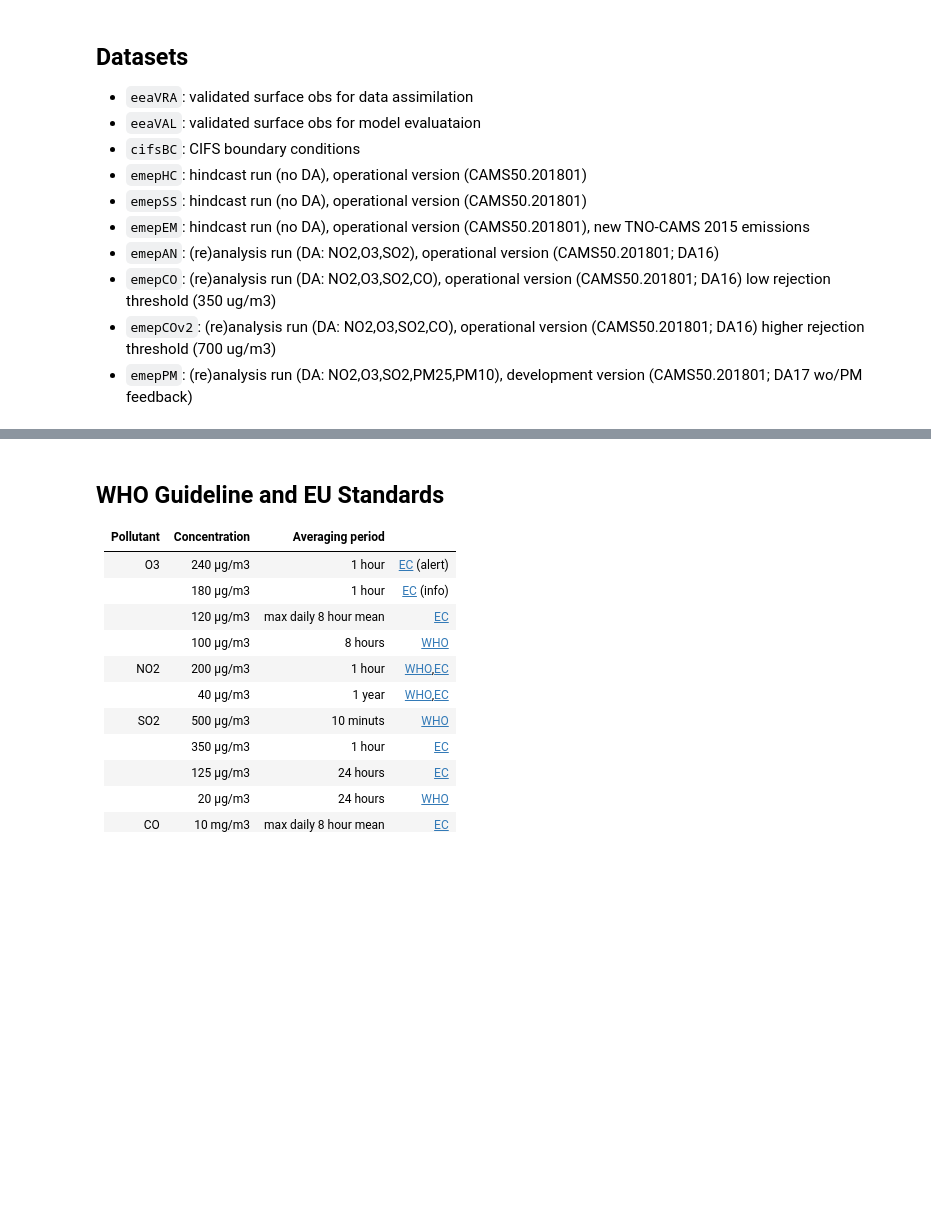
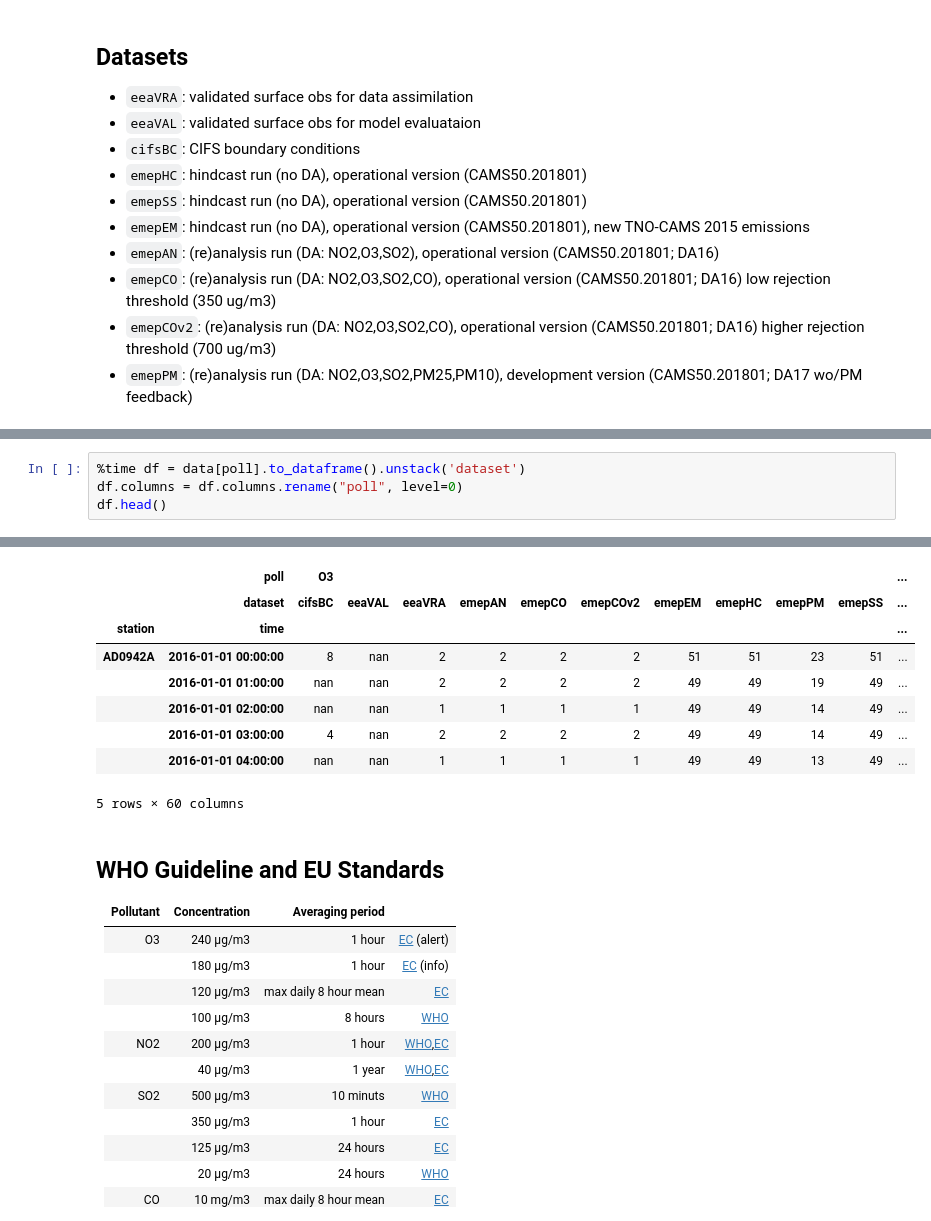
Before and after one commit to avaldebe/pynb, a Jupyter notebook: CAMS50/vra2016/exceedances.ipynb, the cells around one changed output, grey strips where cells are left out. Saved outputs shown, nothing was run; the diff lists cells and outputs as text; blank space fills up the shorter version.

```diff
--- a/CAMS50/vra2016/exceedances.ipynb
+++ b/CAMS50/vra2016/exceedances.ipynb
@@ -58,0 +92,5 @@ Wall time: 2min 43s
+# %%
+%time df = data[poll].to_dataframe().unstack('dataset')
+df.columns = df.columns.rename("poll", level=0)
+df.head()
+# %% [output]
@@ -59,3 +99,12 @@ Wall time: 2min 43s
+|  | poll | O3 |  |  |  |  |  |  |  |  |  | ... |
+|  | dataset | cifsBC | eeaVAL | eeaVRA | emepAN | emepCO | emepCOv2 | emepEM | emepHC | emepPM | emepSS | ... |
+| station | time |  |  |  |  |  |  |  |  |  |  | ... |
+| AD0942A | 2016-01-01 00:00:00 | 8 | nan | 2 | 2 | 2 | 2 | 51 | 51 | 23 | 51 | ... |
+|  | 2016-01-01 01:00:00 | nan | nan | 2 | 2 | 2 | 2 | 49 | 49 | 19 | 49 | ... |
+|  | 2016-01-01 02:00:00 | nan | nan | 1 | 1 | 1 | 1 | 49 | 49 | 14 | 49 | ... |
+|  | 2016-01-01 03:00:00 | 4 | nan | 2 | 2 | 2 | 2 | 49 | 49 | 14 | 49 | ... |
+|  | 2016-01-01 04:00:00 | nan | nan | 1 | 1 | 1 | 1 | 49 | 49 | 13 | 49 | ... |
+5 rows × 60 columns
 # %% [markdown]
 ## WHO Guideline and EU Standards
 
```
Also changed, not shown: parts of 12 cells of this notebook, 3 other files.
